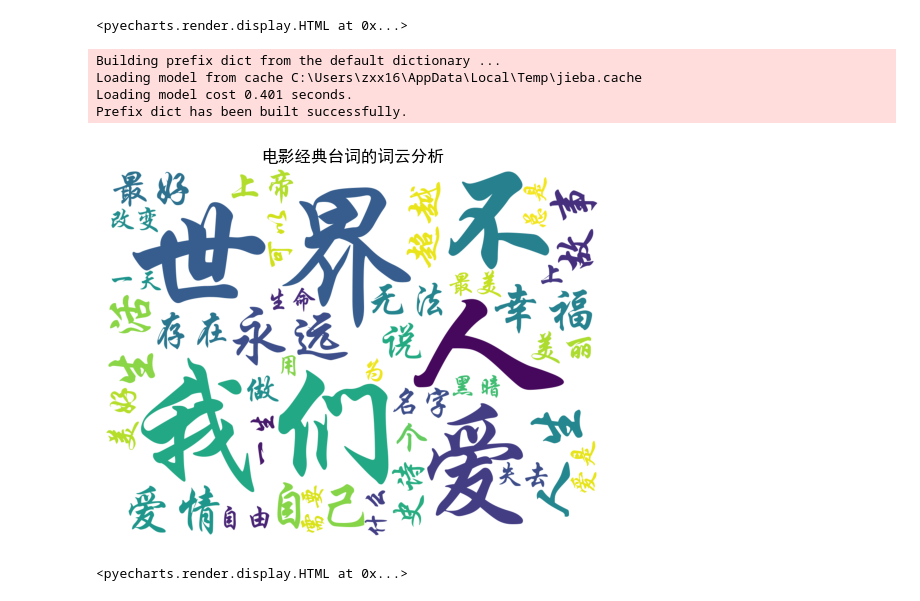
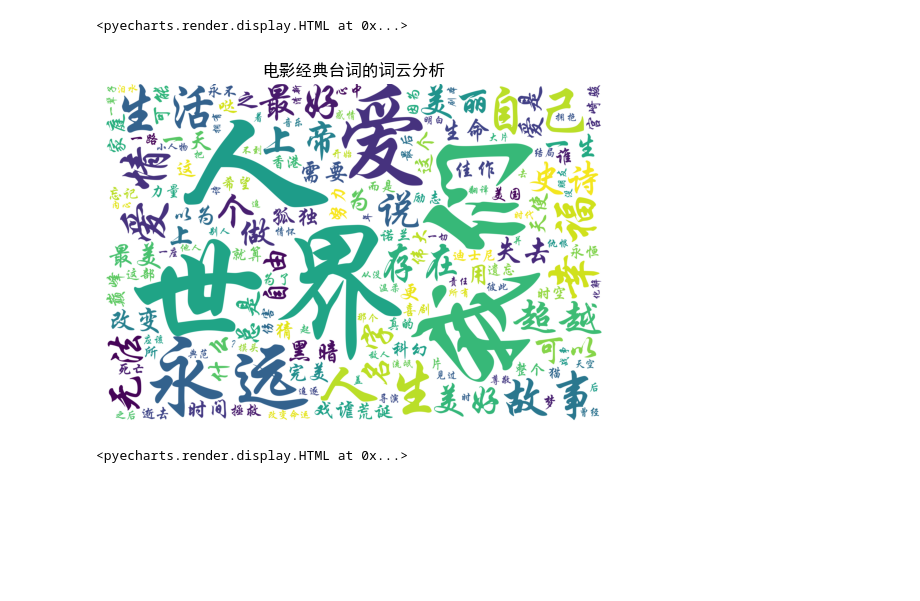
Before and after one commit to fengxin-zhxx/douban-master, a Jupyter notebook: visualization.ipynb, the cells around one changed output. Saved outputs shown, nothing was run; the diff lists cells and outputs as text; code cells hidden in the pictures; blank space fills up the shorter version.

Commit message:
Update visualization.ipynb
debug

```diff
--- a/visualization.ipynb
+++ b/visualization.ipynb
@@ -238,42 +264,38 @@ for quote in quotes[0]:
 
 words = ''.join(text)
 # 去除标点符号
 quotes = re.sub(r"[0-9\s+\.\!\/_,$%^*()?;；:-【】+\"\']+|[！，;:%……&*（）]+", " ", words)
 # lcut分割单词
 words = jieba.lcut(quotes)
 # 去除语气词及无意义词
 del_words = [' ','的', '是', '不是', '它', '她', '他','你','我', '能', '不能','就是','多','那些','这些',
              '一个', '被','就', '让', '在', '都','每个',  '不会', '中', '没有','大','小','与',
              '比', '一部', '啦','像', '会', '得', '里','对', '当', '比','和','跟','一样','一场',
-             '走','这样', '那么', '不要', '如果', '来', '却', '一种', '而', '电影','版','好',
+             '走','这样', '那么', '不要', '如果', '来', '却', '一种', '而', '电影','版','好','不',
              '不过', '只有','有','只能' ,'不得不','不过', '再','也', '最', '了', '才', '给', '要']
 
 words_final = []
 for word in words:
     if word not in del_words:
         words_final.append(word)
 
 result = collections.Counter(words_final)
 
 cloud = WordCloud(
     font_path = 'STXINGKA.TTF',
     background_color = 'white',
-    width = 1200,
-    height = 900,
-    max_words = 40
+    width = 5000,
+    height = 3400,
+    max_words = 150
 )
 wordcloud = cloud.generate_from_frequencies(result)
 plt.figure()
 plt.imshow(wordcloud)
 plt.axis('off')
 plt.title('电影经典台词的词云分析')
 plt.show()
 # %% [output]
-Building prefix dict from the default dictionary ...
-Loading model from cache C:\Users\zxx16\AppData\Local\Temp\jieba.cache
-Loading model cost 0.401 seconds.
-Prefix dict has been built successfully.
-[figure, old version]
+[figure, new version]
 # %%
 # 地区电影数 世界地图 / 热力图
 from attachfile import name_map
```
Also changed, not shown: parts of 3 cells of this notebook.
